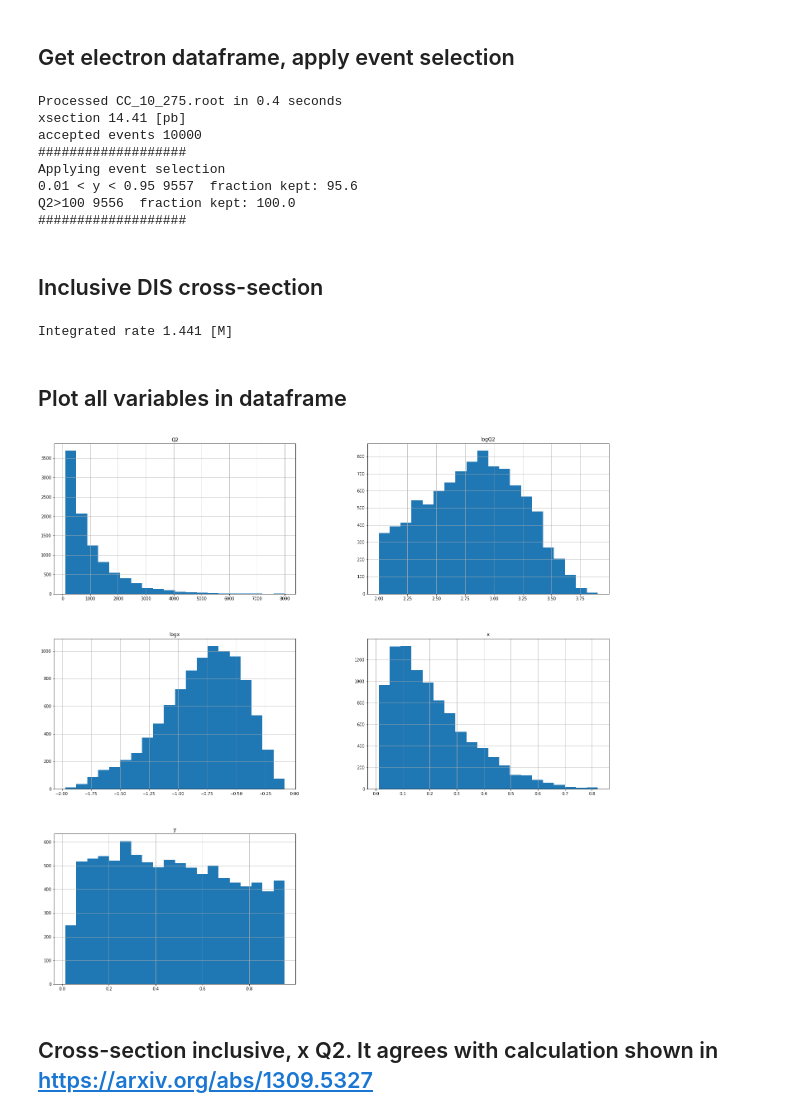
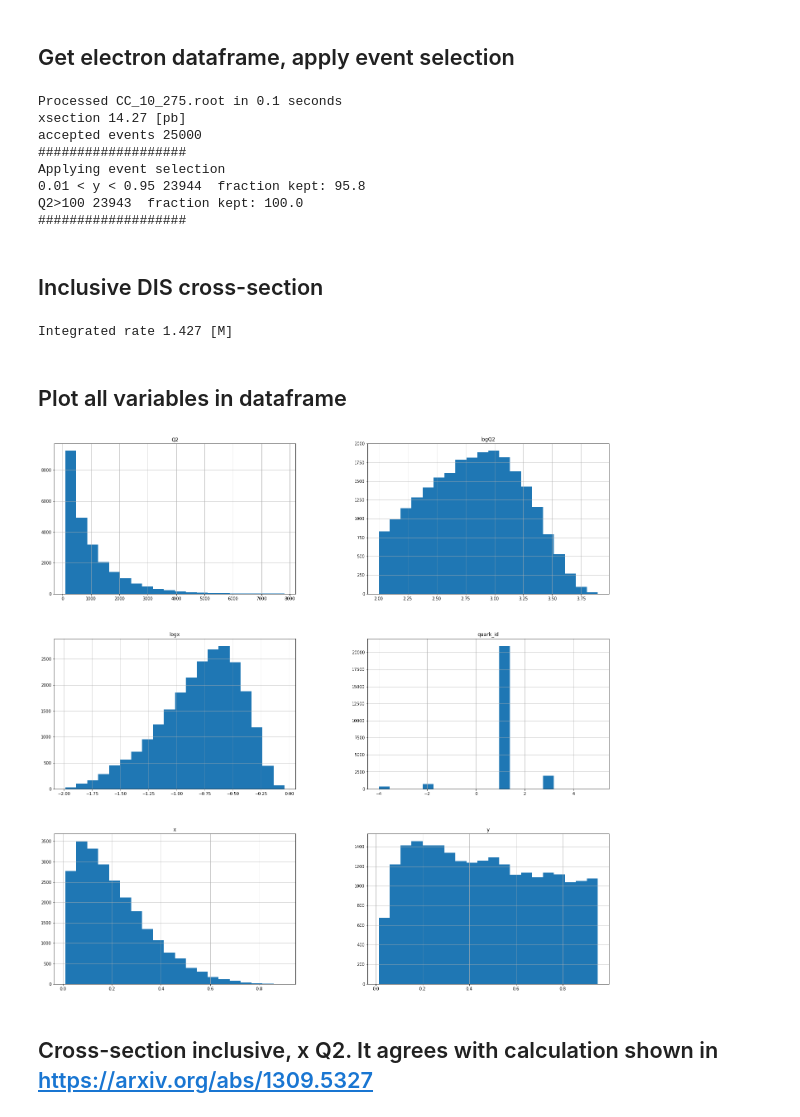
Before and after one commit to miguelignacio/eicsim, a Jupyter notebook: Charged-Current.ipynb, the cells around one changed output. Drawn from its saved outputs; the diff is of its cells as text; code cells hidden in the pictures.

```diff
--- a/Charged-Current.ipynb
+++ b/Charged-Current.ipynb
@@ -72,6 +73,7 @@ def getLeptonData(inputFiles):
     scalar.append('e_theta')
     scalar.append('e_p')
     scalar.append('e_pt')
+    scalar.append('quark_id')
 
 
     lists = scalar
@@ -127,6 +129,8 @@ def printSummary(df):
 ## Get electron dataframe, apply event selection
 # %%
 df_inclusive = getLeptonData(['CC_10_275.root'])
+#df_inclusive = getLeptonData(['CC_10_100.root'])
+
 xsec = np.mean(df_inclusive['xsec'])
 xsec = xsec*1e9
 print 'xsection %2.2f [pb]' %(xsec)
@@ -138,13 +142,13 @@ to_counts = to_cross_section*1000*lumi #1000 accounts to pass from pb to fb
 ##Apply selection
 df_inclusive = applyEventCuts(df_inclusive)
 # %% [output]
-Processed CC_10_275.root in 0.4 seconds
-xsection 14.41 [pb]
-accepted events 10000
+Processed CC_10_275.root in 0.1 seconds
+xsection 14.27 [pb]
+accepted events 25000
 ###################
 Applying event selection
-0.01 < y < 0.95 9557  fraction kept: 95.6
-Q2>100 9556  fraction kept: 100.0
+0.01 < y < 0.95 23944  fraction kept: 95.8
+Q2>100 23943  fraction kept: 100.0
 ###################
 # %% [markdown]
 ## Inclusive DIS cross-section
@@ -153,15 +157,15 @@ Q2>100 9556  fraction kept: 100.0
 integrated_rate    = 1000*lumi*xsec #multiply by 1000 and then 100 to get integrated yield for 100 fb-1
 print 'Integrated rate %2.3f [M]' %(integrated_rate/1e6)
 # %% [output]
-Integrated rate 1.441 [M]
+Integrated rate 1.427 [M]
 # %% [markdown]
 ## Plot all variables in dataframe
 # %%
 rc('text', usetex=False)
-df_inclusive.hist(figsize=(24,24),bins=20,column=['x','Q2','logx','logQ2','y'])
+df_inclusive.hist(figsize=(24,24),bins=20,column=['x','Q2','logx','logQ2','y','quark_id'])
 plt.show()
 # %% [output]
-[figure, old version]
+[figure, new version]
 # %% [markdown]
 ## Cross-section inclusive, x Q2. It agrees with calculation shown in https://arxiv.org/abs/1309.5327
 # %%
```
Also changed, not shown: parts of 15 cells of this notebook, 3 other files.
